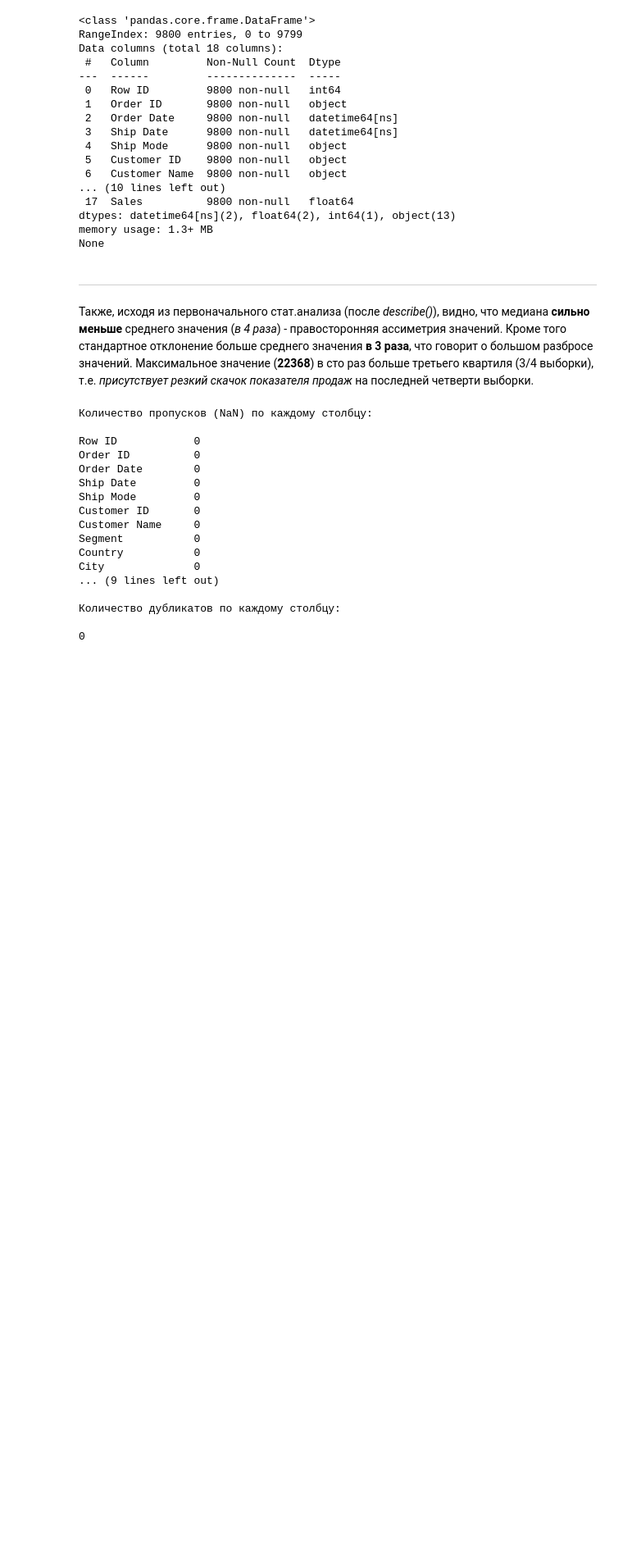
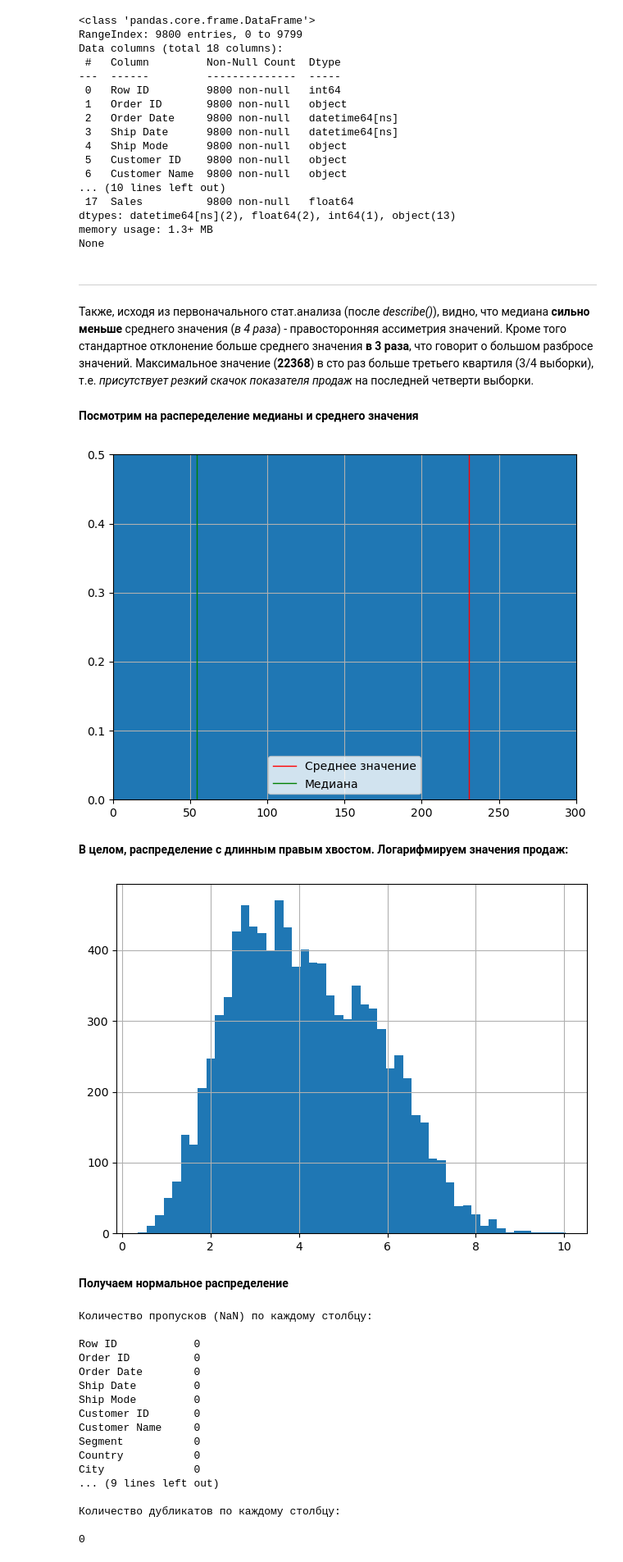
Before and after one commit to rouch314/sales-analysis, a Jupyter notebook: supersore-analysis.ipynb, the cells around one changed output. Shown at 82% size. Cells and saved outputs as stored; diff of their text form; code cells hidden in the pictures; blank space fills up the shorter version.

```diff
--- a/supersore-analysis.ipynb
+++ b/supersore-analysis.ipynb
@@ -60,6 +61,32 @@ None
 # %% [markdown]
 ---
 Также, исходя из первоначального стат.анализа (после *describe()*), видно, что медиана **сильно меньше** среднего значения (*в 4 раза*) - правосторонняя ассиметрия значений. Кроме того стандартное отклонение больше среднего значения **в 3 раза**, что говорит о большом разбросе значений. Максимальное значение (**22368**) в сто раз больше третьего квартиля (3/4 выборки), т.е. *присутствует резкий скачок показателя продаж* на последней четверти выборки.
+# %%
+display(Markdown('**Посмотрим на распеределение медианы и среднего значения**<br>'))
+
+df['Sales'].hist(bins=100)
+plt.ylim(0, 0.5)
+plt.xlim(0, 300)
+plt.axvline(df['Sales'].mean(), color='red', linewidth=1, label=f'Среднее значение')
+plt.axvline(df['Sales'].median(), color='green', linewidth=1, label=f'Медиана')
+plt.tight_layout()
+plt.legend()
+plt.show()
+
+display(Markdown('**В целом, распределение с длинным правым хвостом. Логарифмируем значения продаж:**<br>'))
+
+ln_sales = np.log1p(df['Sales'])
+ln_sales.hist(bins=50)
+plt.tight_layout()
+plt.show()
+
+display(Markdown('**Получаем нормальное распределение**<br>'))
+# %% [output]
+**Посмотрим на распеределение медианы и среднего значения**<br>
+[figure, added]
+**В целом, распределение с длинным правым хвостом. Логарифмируем значения продаж:**<br>
+[figure, added]
+**Получаем нормальное распределение**<br>
 # %%
 #Дальше очищаем данные от пропусков и дубликатов
 print('Количество пропусков (NaN) по каждому столбцу:\n')
```
Also changed, not shown: parts of 1 cell of this notebook.
